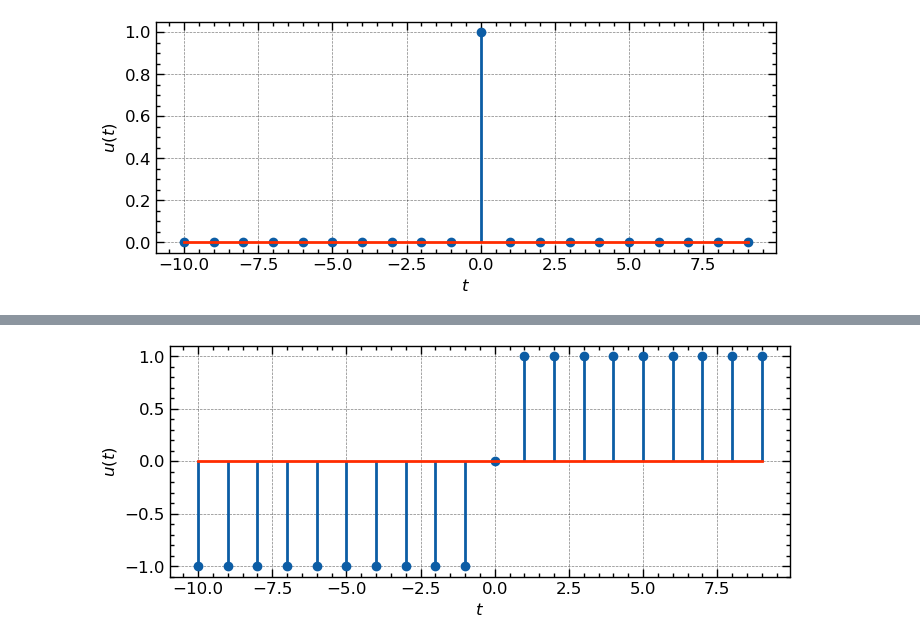
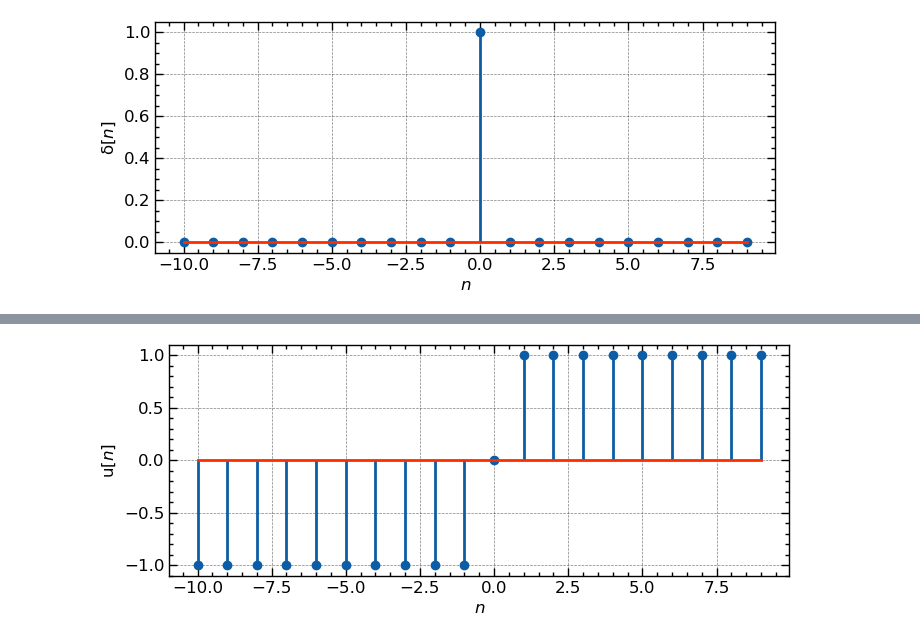
Before and after one commit to mshong/signals_systems, a Jupyter notebook: 02_Descrete Signals.ipynb, the cells around one changed output, grey strips where cells are left out. Drawn from its saved outputs; the diff is of its cells as text; code cells hidden in the pictures.

```diff
--- a/02_Descrete Signals.ipynb
+++ b/02_Descrete Signals.ipynb
@@ -16,9 +26,9 @@ x = impD(n)
 # %%
 plt.figure(figsize=(8,3))
 plt.stem(n, x)
-plt.xlabel('$t$', fontsize=12)
-plt.ylabel('$u(t)$', fontsize=12)
+plt.xlabel('$n$', fontsize=12)
+plt.ylabel('$ \mathrm{\delta} [n]$', fontsize=12)
 plt.tick_params(axis='both', which='major', labelsize=12)
 plt.show()
 # %% [output]
-[figure, old version]
+[figure, new version]
```
Also changed, not shown: parts of 16 cells of this notebook.
